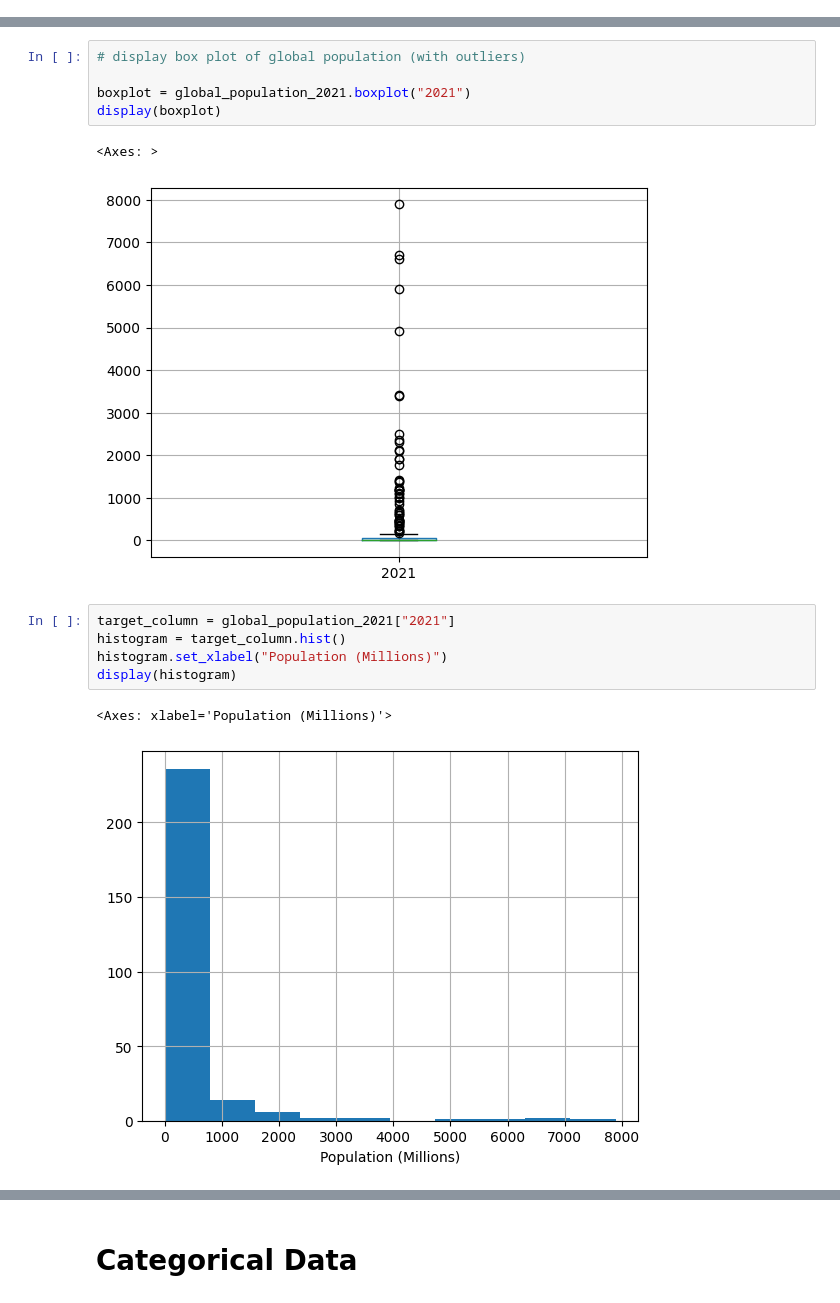
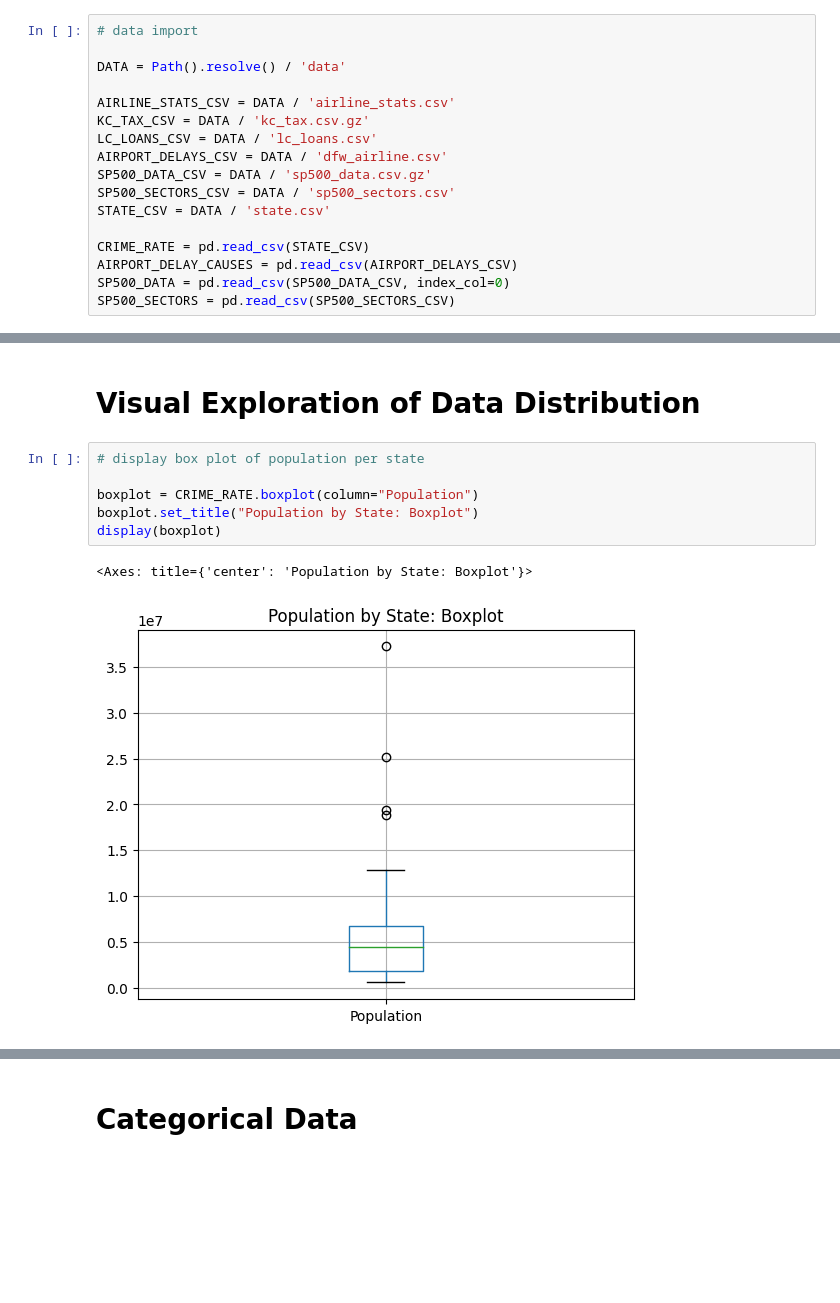
Before and after one commit to ShinnoT/python-datascience-journey, a Jupyter notebook: Chapter-1.ipynb, the cells around one changed output, grey strips where cells are left out. Saved outputs shown, nothing was run; the diff lists cells and outputs as text; blank space fills up the shorter version.

Commit message:
correlation exploration + data imported

```diff
--- a/Chapter-1.ipynb
+++ b/Chapter-1.ipynb
@@ -60,3 +12,20 @@ display(global_population_2021.loc[["China"]])
+# %%
+# data import
+
+DATA = Path().resolve() / 'data'
+
+AIRLINE_STATS_CSV = DATA / 'airline_stats.csv'
+KC_TAX_CSV = DATA / 'kc_tax.csv.gz'
+LC_LOANS_CSV = DATA / 'lc_loans.csv'
+AIRPORT_DELAYS_CSV = DATA / 'dfw_airline.csv'
+SP500_DATA_CSV = DATA / 'sp500_data.csv.gz'
+SP500_SECTORS_CSV = DATA / 'sp500_sectors.csv'
+STATE_CSV = DATA / 'state.csv'
+
+CRIME_RATE = pd.read_csv(STATE_CSV)
+AIRPORT_DELAY_CAUSES = pd.read_csv(AIRPORT_DELAYS_CSV)
+SP500_DATA = pd.read_csv(SP500_DATA_CSV, index_col=0)
+SP500_SECTORS = pd.read_csv(SP500_SECTORS_CSV)
 # %%
 # functions
 
@@ -207,16 +137,11 @@ Name: count, dtype: int64
+# %% [markdown]
+# Visual Exploration of Data Distribution
 # %%
-# display box plot of global population (with outliers)
+# display box plot of population per state
 
-boxplot = global_population_2021.boxplot("2021")
+boxplot = CRIME_RATE.boxplot(column="Population")
+boxplot.set_title("Population by State: Boxplot")
 display(boxplot)
 # %% [output]
-<Axes: >
+<Axes: title={'center': 'Population by State: Boxplot'}>
-[figure, old version]
+[figure, new version]
-# %%
-target_column = global_population_2021["2021"]
-histogram = target_column.hist()
-histogram.set_xlabel("Population (Millions)")
-display(histogram)
-# %% [output]
-<Axes: xlabel='Population (Millions)'>
-[figure, removed]
```
Also changed, not shown: parts of 20 cells of this notebook, 19 other files.
